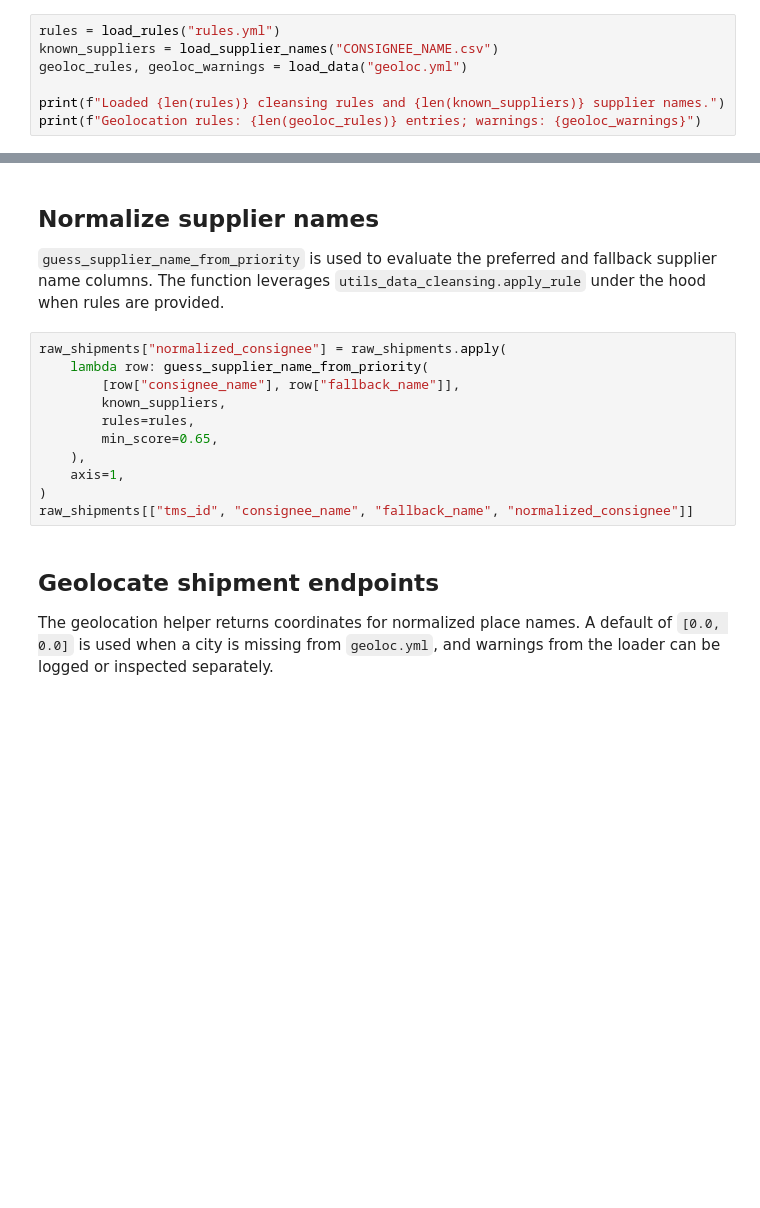
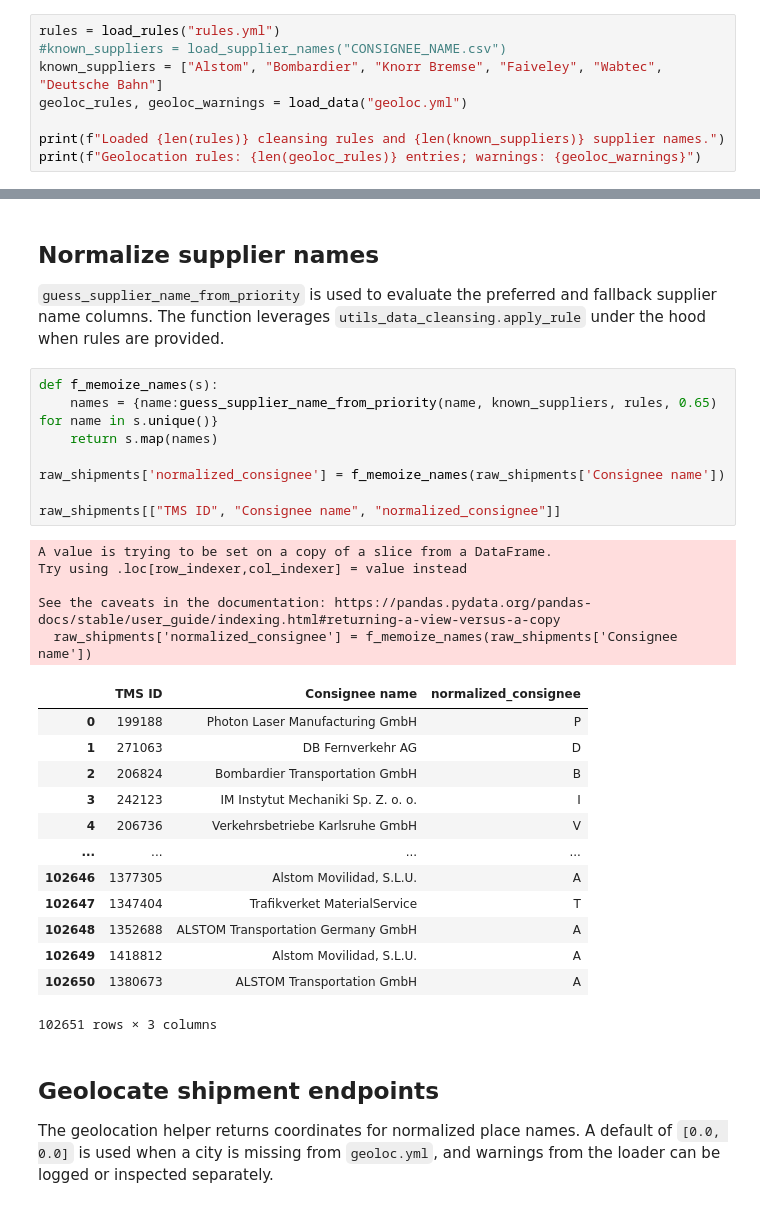
Before and after one commit to Myoxsis/LoopPilot, a Jupyter notebook: analysis_v2.ipynb, the cells around one changed output, grey strips where cells are left out. Saved outputs shown, nothing was run; the diff lists cells and outputs as text; blank space fills up the shorter version.

```diff
--- a/analysis_v2.ipynb
+++ b/analysis_v2.ipynb
@@ -18,7 +20,8 @@ from utils_supplier_name import (
 The cleansing and geolocation helpers operate on YAML and CSV reference files stored in the repository. If PyYAML is not installed, `utils_geoloc.load_data` will fall back to a minimal parser while `utils_data_cleansing.load_rules` requires PyYAML. Warnings are captured for missing files so they can be surfaced downstream.
 # %%
 rules = load_rules("rules.yml")
-known_suppliers = load_supplier_names("CONSIGNEE_NAME.csv")
+#known_suppliers = load_supplier_names("CONSIGNEE_NAME.csv")
+known_suppliers = ["Alstom", "Bombardier", "Knorr Bremse", "Faiveley", "Wabtec", "Deutsche Bahn"]
 geoloc_rules, geoloc_warnings = load_data("geoloc.yml")
 
 print(f"Loaded {len(rules)} cleansing rules and {len(known_suppliers)} supplier names.")
@@ -65,17 +105,33 @@ raw_shipments
 ## Normalize supplier names
 
 `guess_supplier_name_from_priority` is used to evaluate the preferred and fallback supplier name columns. The function leverages `utils_data_cleansing.apply_rule` under the hood when rules are provided.
-# %%
-raw_shipments["normalized_consignee"] = raw_shipments.apply(
-    lambda row: guess_supplier_name_from_priority(
-        [row["consignee_name"], row["fallback_name"]],
-        known_suppliers,
-        rules=rules,
-        min_score=0.65,
-    ),
-    axis=1,
-)
-raw_shipments[["tms_id", "consignee_name", "fallback_name", "normalized_consignee"]]
+# %%
+def f_memoize_names(s):
+    names = {name:guess_supplier_name_from_priority(name, known_suppliers, rules, 0.65) for name in s.unique()}
+    return s.map(names)
+
+raw_shipments['normalized_consignee'] = f_memoize_names(raw_shipments['Consignee name'])
+
+raw_shipments[["TMS ID", "Consignee name", "normalized_consignee"]]
+# %% [output]
+A value is trying to be set on a copy of a slice from a DataFrame.
+Try using .loc[row_indexer,col_indexer] = value instead
+
+See the caveats in the documentation: https://pandas.pydata.org/pandas-docs/stable/user_guide/indexing.html#returning-a-view-versus-a-copy
+  raw_shipments['normalized_consignee'] = f_memoize_names(raw_shipments['Consignee name'])
+|  | TMS ID | Consignee name | normalized_consignee |
+| 0 | 199188 | Photon Laser Manufacturing GmbH | P |
+| 1 | 271063 | DB Fernverkehr AG | D |
+| 2 | 206824 | Bombardier Transportation GmbH | B |
+| 3 | 242123 | IM Instytut Mechaniki Sp. Z. o. o. | I |
+| 4 | 206736 | Verkehrsbetriebe Karlsruhe GmbH | V |
+| ... | ... | ... | ... |
+| 102646 | 1377305 | Alstom Movilidad, S.L.U. | A |
+| 102647 | 1347404 | Trafikverket MaterialService | T |
+| 102648 | 1352688 | ALSTOM Transportation Germany GmbH | A |
+| 102649 | 1418812 | Alstom Movilidad, S.L.U. | A |
+| 102650 | 1380673 | ALSTOM Transportation GmbH | A |
+102651 rows × 3 columns
 # %% [markdown]
 ## Geolocate shipment endpoints
 
```
Also changed, not shown: parts of 14 cells of this notebook.
